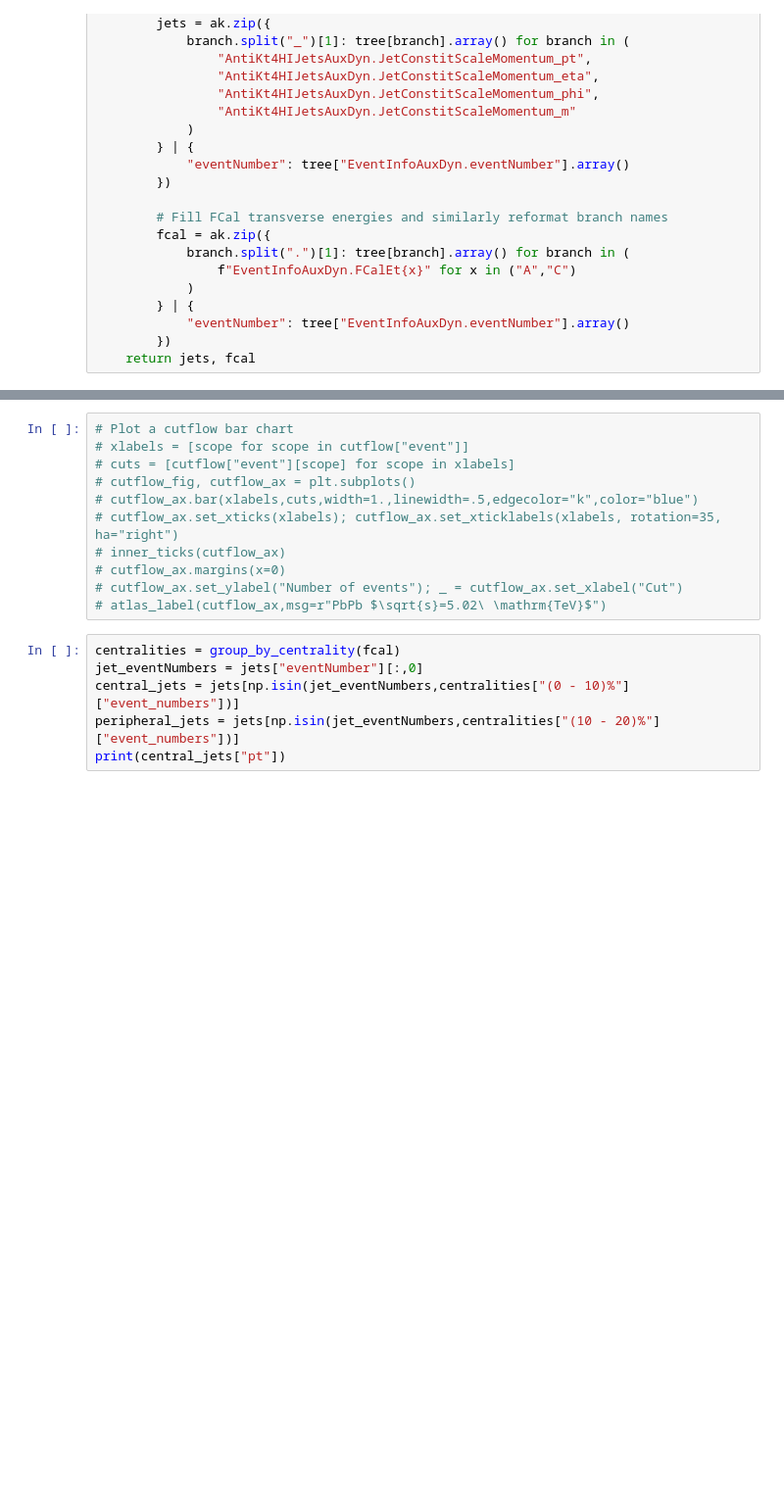
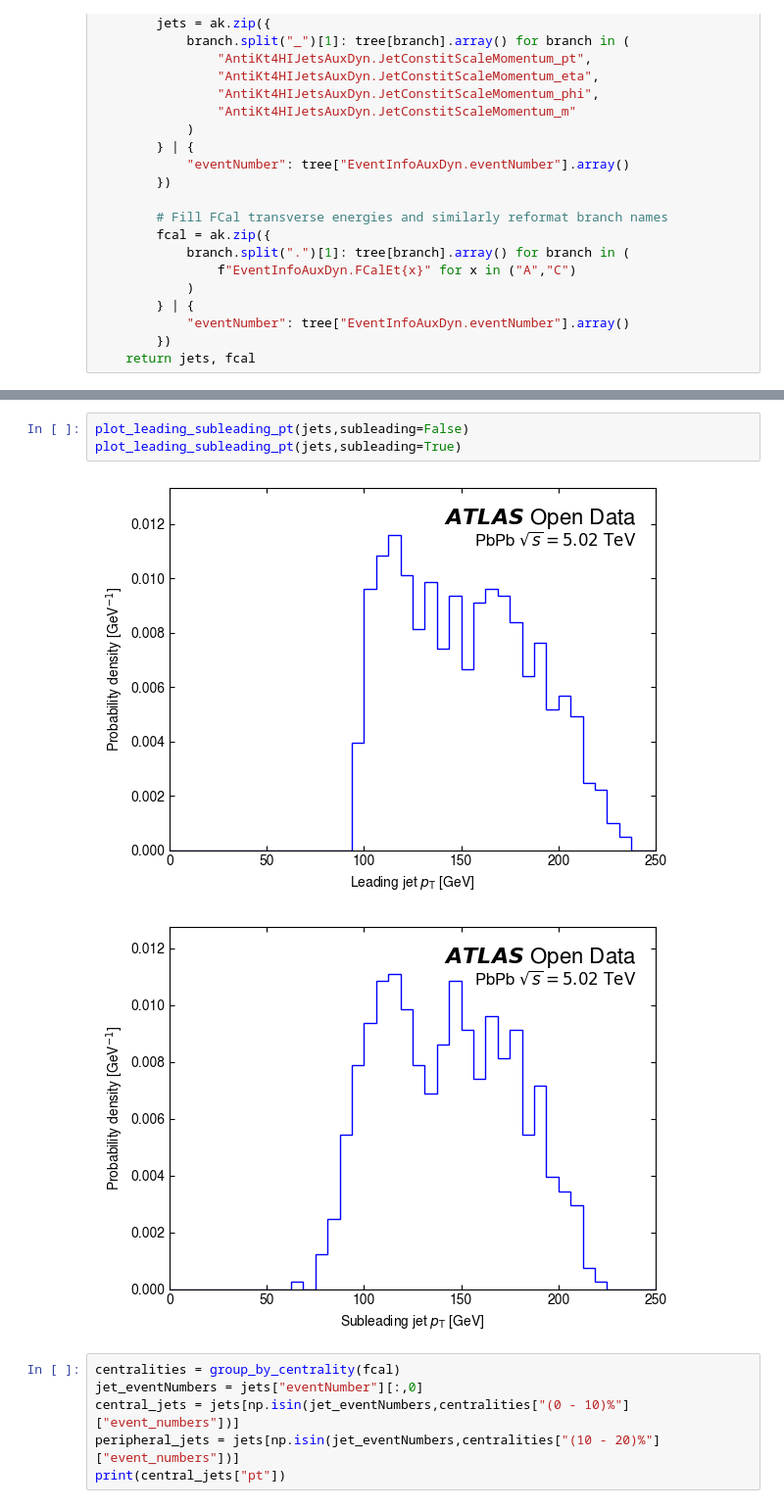
Before and after one commit to rjackson-lancs/notebooks-collection-opendata, a Jupyter notebook: for-research/heavy-ion-hard-probes/hardprobes_data.ipynb, the cells around one changed output, grey strips where cells are left out. Shown at 98% size. Saved outputs shown, nothing was run; the diff lists cells and outputs as text; blank space fills up the shorter version.

```diff
--- a/for-research/heavy-ion-hard-probes/hardprobes_data.ipynb
+++ b/for-research/heavy-ion-hard-probes/hardprobes_data.ipynb
@@ -211,14 +285,9 @@ plot_aj(jet_centralities)
-# %%
-# Plot a cutflow bar chart
-# xlabels = [scope for scope in cutflow["event"]]
-# cuts = [cutflow["event"][scope] for scope in xlabels]
-# cutflow_fig, cutflow_ax = plt.subplots()
-# cutflow_ax.bar(xlabels,cuts,width=1.,linewidth=.5,edgecolor="k",color="blue")
-# cutflow_ax.set_xticks(xlabels); cutflow_ax.set_xticklabels(xlabels, rotation=35, ha="right")
-# inner_ticks(cutflow_ax)
-# cutflow_ax.margins(x=0)
-# cutflow_ax.set_ylabel("Number of events"); _ = cutflow_ax.set_xlabel("Cut")
-# atlas_label(cutflow_ax,msg=r"PbPb $\sqrt{s}=5.02\ \mathrm{TeV}$")
+# %%
+plot_leading_subleading_pt(jets,subleading=False)
+plot_leading_subleading_pt(jets,subleading=True)
+# %% [output]
+[figure, added]
+[figure, added]
 # %%
 centralities = group_by_centrality(fcal)
 jet_eventNumbers = jets["eventNumber"][:,0]
```
Also changed, not shown: parts of 14 cells of this notebook.
